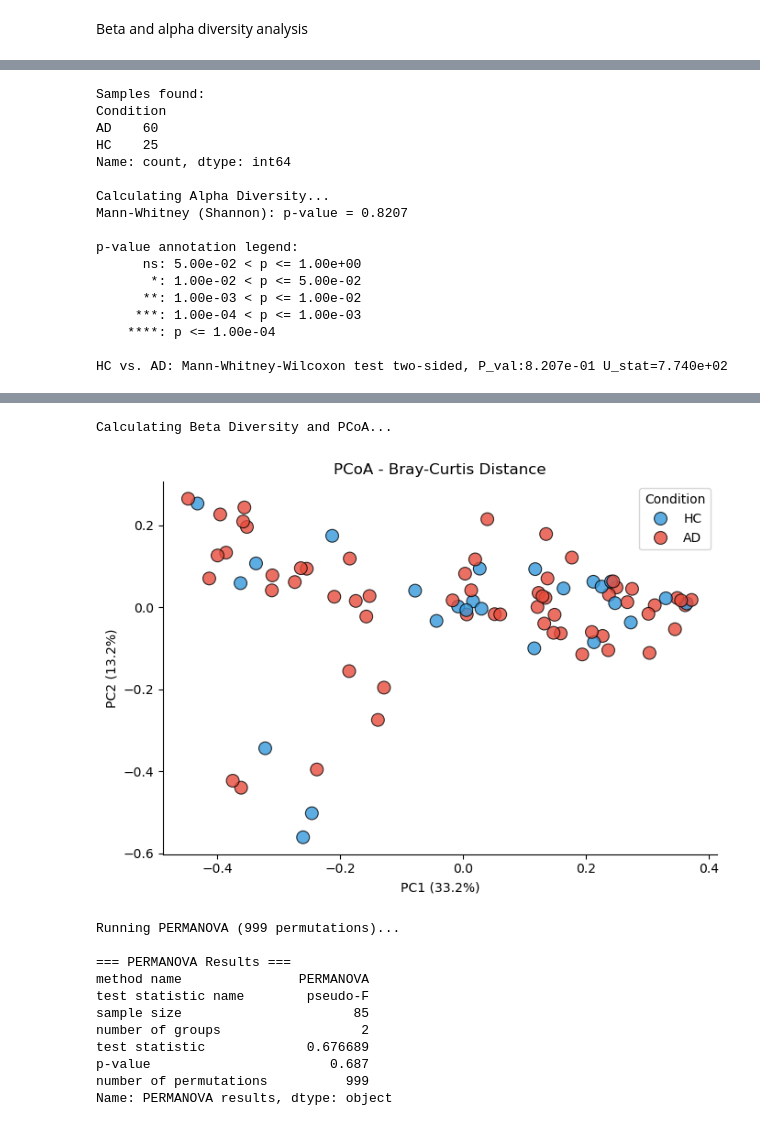
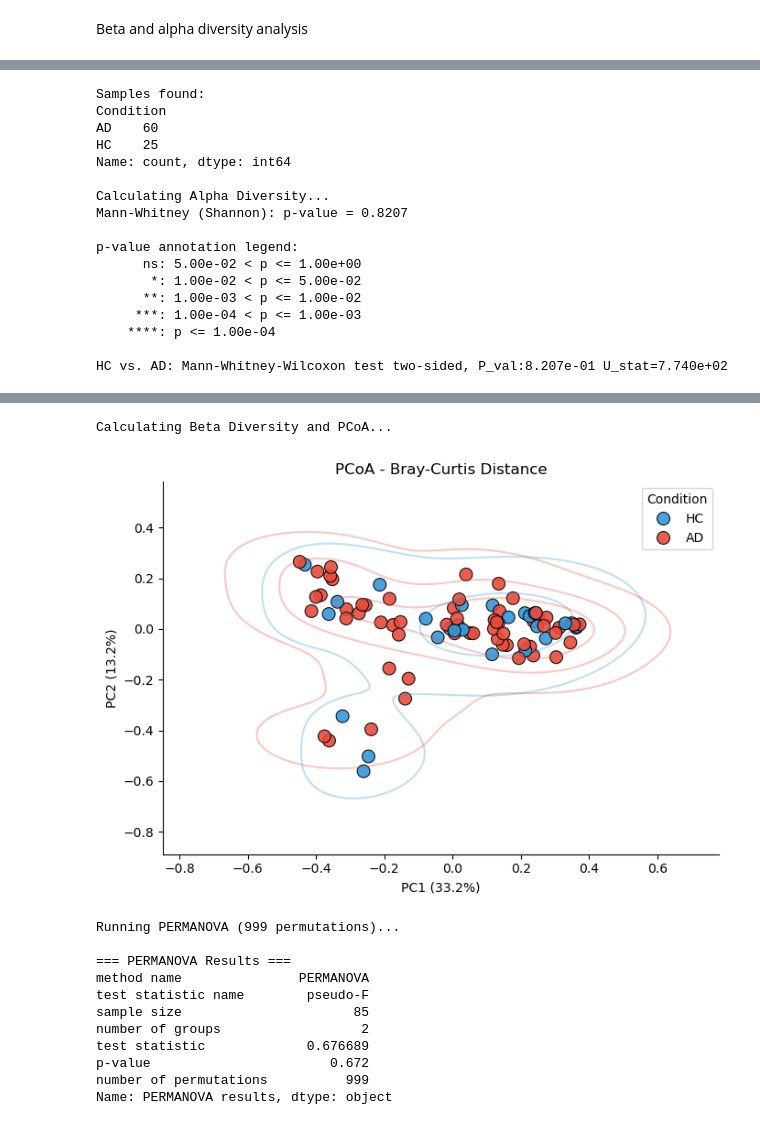
Before and after one commit to Marcosv21/Sialic_Acid_Cross-Feeding-Staphylococcus_aureus_and_Commensals_in_Atopic_Dermatitis., a Jupyter notebook: statistical_analysis/plots_doc_simple.ipynb, the cells around one changed output, grey strips where cells are left out. Saved outputs shown, nothing was run; the diff lists cells and outputs as text; code cells hidden in the pictures.

```diff
--- a/statistical_analysis/plots_doc_simple.ipynb
+++ b/statistical_analysis/plots_doc_simple.ipynb
@@ -1212,7 +1225,7 @@ from scipy.stats import mannwhitneyu
 from skbio.diversity import alpha_diversity, beta_diversity
 from skbio.stats.ordination import pcoa
 from skbio.stats.distance import permanova
-from statannotations.Annotator import Annotator # <-- Importação adicionada
+from statannotations.Annotator import Annotator
 
 # ==============================================================================
 # 1. LOAD AND PREPARE DATA
@@ -1233,7 +1246,10 @@ conditions = ['AD' if '_AD_' in name else 'HC' for name in df.index]
 meta = pd.DataFrame({'Condition': conditions}, index=df.index)
 
 print(f"Samples found:\n{meta['Condition'].value_counts()}\n")
+
+# Padronização de cores e ordem para 2 grupos
 colors = {"HC": "#3498db", "AD": "#e74c3c"}
+ordem_grupos = ['HC', 'AD']
 
 # ==============================================================================
 # 2. ALPHA DIVERSITY (Shannon) COM CHAVES ESTATÍSTICAS
@@ -1249,22 +1265,18 @@ ad = meta[meta['Condition'] == 'AD']['Shannon']
 _, p_val = mannwhitneyu(hc, ad, alternative='two-sided')
 print(f"Mann-Whitney (Shannon): p-value = {p_val:.4f}\n")
 
-# Plot
-# Aumentei a altura para 7 para garantir que as chaves não ficam cortadas
+# Plot (Altura ajustada para 7 para acomodar as chaves)
 fig, ax = plt.subplots(figsize=(6, 7))
 
 sns.boxplot(data=meta, x='Condition', y='Shannon', hue='Condition', palette=colors,
-            order=['HC', 'AD'], hue_order=['HC', 'AD'],
+            order=ordem_grupos, hue_order=ordem_grupos,
             legend=False, showfliers=False, boxprops={'alpha': 0.7}, ax=ax)
 sns.stripplot(data=meta, x='Condition', y='Shannon', color='black',
-              order=['HC', 'AD'],
-              alpha=0.6, jitter=True, size=6, ax=ax)
+              order=ordem_grupos, alpha=0.6, jitter=True, size=6, ax=ax)
 
-# --- NOVA PARTE: ADICIONAR AS CHAVES (BRACKETS) ---
+# Configurar e desenhar as anotações (chaves de significância)
 pares = [("HC", "AD")]
-annotator = Annotator(ax, pares, data=meta, x='Condition', y='Shannon', order=['HC', 'AD'])
-
-# Configurar e desenhar as anotações
+annotator = Annotator(ax, pares, data=meta, x='Condition', y='Shannon', order=ordem_grupos)
 annotator.configure(test='Mann-Whitney', text_format='star', loc='inside')
 annotator.apply_and_annotate()
 
@@ -1272,13 +1284,14 @@ ax.set(title="Alpha Diversity (Shannon)", xlabel="Condition", ylabel="Shannon In
 sns.despine()
 plt.tight_layout()
 
+# Caminho mantido conforme solicitado
 plt.savefig("/home/marcos/Imagens/Resultados in silico/Individuais/Alpha_Diversity_PRJNA489681.png", dpi=300)
 plt.show()
 
 # ==============================================================================
 # 3. BETA DIVERSITY & PCoA (Bray-Curtis)
 # ==============================================================================
-print("Calculating Beta Diversity and PCoA...")
+print("\nCalculating Beta Diversity and PCoA...")
 
 # Convert to relative abundance
 rel_abund = df.div(df.sum(axis=1), axis=0)
@@ -1291,17 +1304,27 @@ pcoa_res = pcoa(bc_dm)
 pcoa_df = pcoa_res.samples[['PC1', 'PC2']].assign(Condition=meta['Condition'])
 pc1_var, pc2_var = pcoa_res.proportion_explained[['PC1', 'PC2']] * 100
 
-# Plot
+# Plot do PCoA com Elipses de Densidade
 fig, ax = plt.subplots(figsize=(7, 5))
+
+# 1. Adiciona as linhas de contorno (elipses) no fundo para agrupar visualmente
+sns.kdeplot(data=pcoa_df, x='PC1', y='PC2', hue='Condition', palette=colors,
+            hue_order=ordem_grupos, alpha=0.3, levels=4, warn_singular=False, ax=ax)
+
+# 2. Desenha os pontos por cima
 sns.scatterplot(data=pcoa_df, x='PC1', y='PC2', hue='Condition', palette=colors,
-                hue_order=['HC', 'AD'],
-                s=100, alpha=0.8, edgecolor='black', ax=ax)
+                hue_order=ordem_grupos, s=100, alpha=0.9, edgecolor='black', ax=ax)
 
 ax.set(title="PCoA - Bray-Curtis Distance", xlabel=f"PC1 ({pc1_var:.1f}%)", ylabel=f"PC2 ({pc2_var:.1f}%)")
-ax.legend(title="Condition", frameon=True)
+
+# Limpar legenda duplicada gerada pelo kdeplot
+handles, labels = ax.get_legend_handles_labels()
+ax.legend(handles=handles[:len(ordem_grupos)], labels=labels[:len(ordem_grupos)], title="Condition", frameon=True)
+
 sns.despine()
 plt.tight_layout()
 
+# Caminho mantido conforme solicitado
 plt.savefig("/home/marcos/Imagens/Resultados in silico/Individuais/Beta_Diversity_PCoA_PRJNA489681.png", dpi=300)
 plt.show()
 
@@ -1335,5 +1358,5 @@ HC vs. AD: Mann-Whitney-Wilcoxon test two-sided, P_val:8.207e-01 U_stat=7.740e+0
 Calculating Beta Diversity and PCoA...
-[figure, old version]
+[figure, new version]
 Running PERMANOVA (999 permutations)...
 
 === PERMANOVA Results ===
@@ -1342,7 +1365,7 @@ test statistic name        pseudo-F
 sample size                      85
 number of groups                  2
 test statistic             0.676689
-p-value                       0.687
+p-value                       0.672
 number of permutations          999
 Name: PERMANOVA results, dtype: object
 # %%
```
Also changed, not shown: parts of 4 cells of this notebook.
